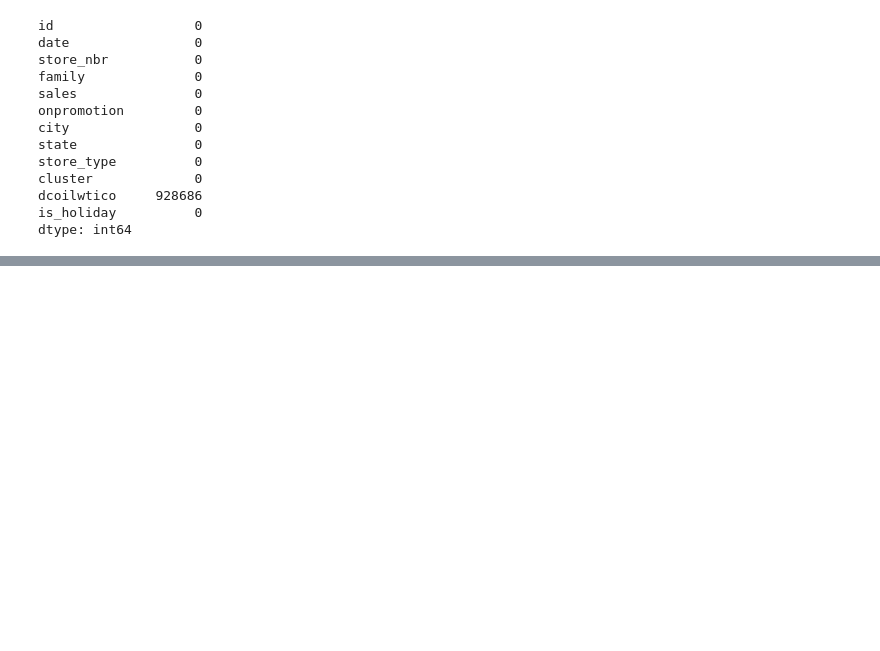
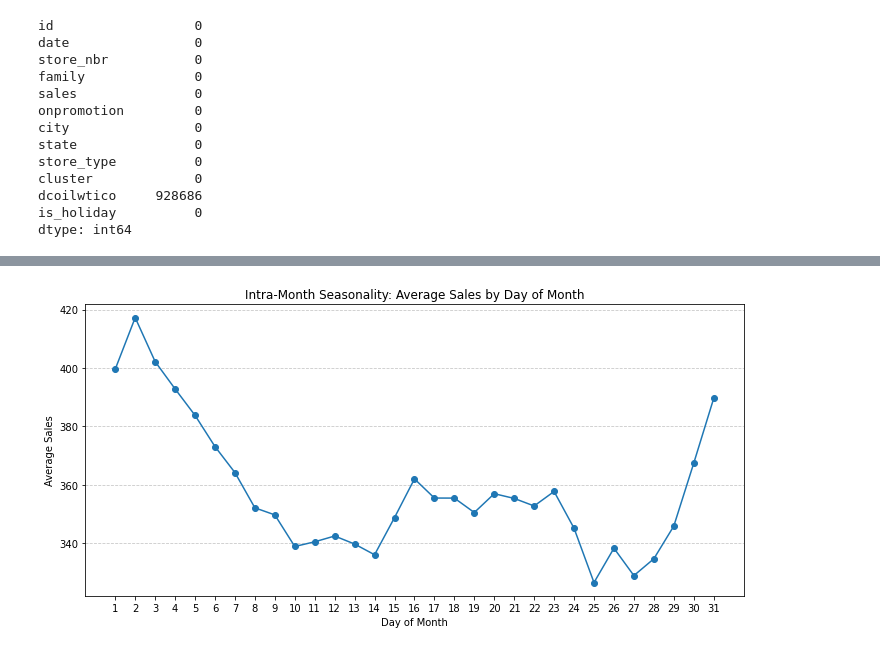
Before and after one commit to montecarlo518/Store-Sales, a Jupyter notebook: store-sales.ipynb, the cells around one changed output, grey strips where cells are left out. Cells and saved outputs as stored; diff of their text form; code cells hidden in the pictures; blank space fills up the shorter version.

```diff
--- a/store-sales.ipynb
+++ b/store-sales.ipynb
@@ -328,0 +406,16 @@ dtype: int64
+# %%
+# Group by day of month and compute average sales
+avg_sales_by_day = df_train.groupby('day_of_month')['sales'].mean()
+
+# Plot
+plt.figure(figsize=(10, 5))
+avg_sales_by_day.plot(kind='line', marker='o')
+plt.title('Intra-Month Seasonality: Average Sales by Day of Month')
+plt.xlabel('Day of Month')
+plt.ylabel('Average Sales')
+plt.xticks(range(1, 32))
+plt.grid(axis='y', linestyle='--', alpha=0.7)
+plt.tight_layout()
+plt.show()
+# %% [output]
+[figure, added]
```
Also changed, not shown: parts of 21 cells of this notebook.
